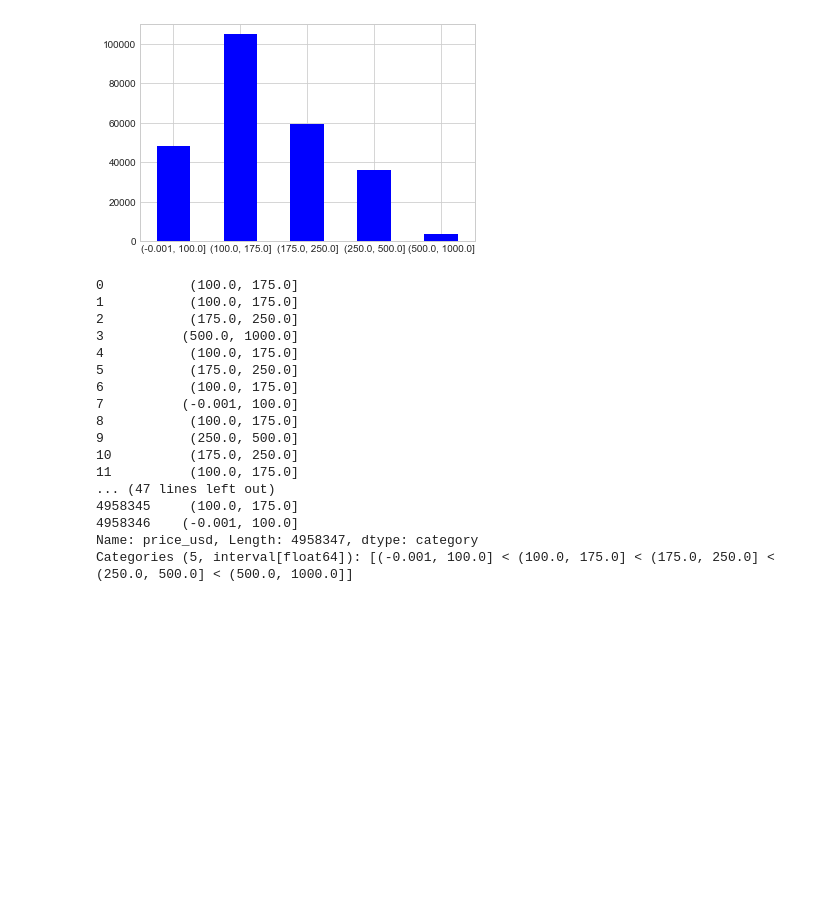
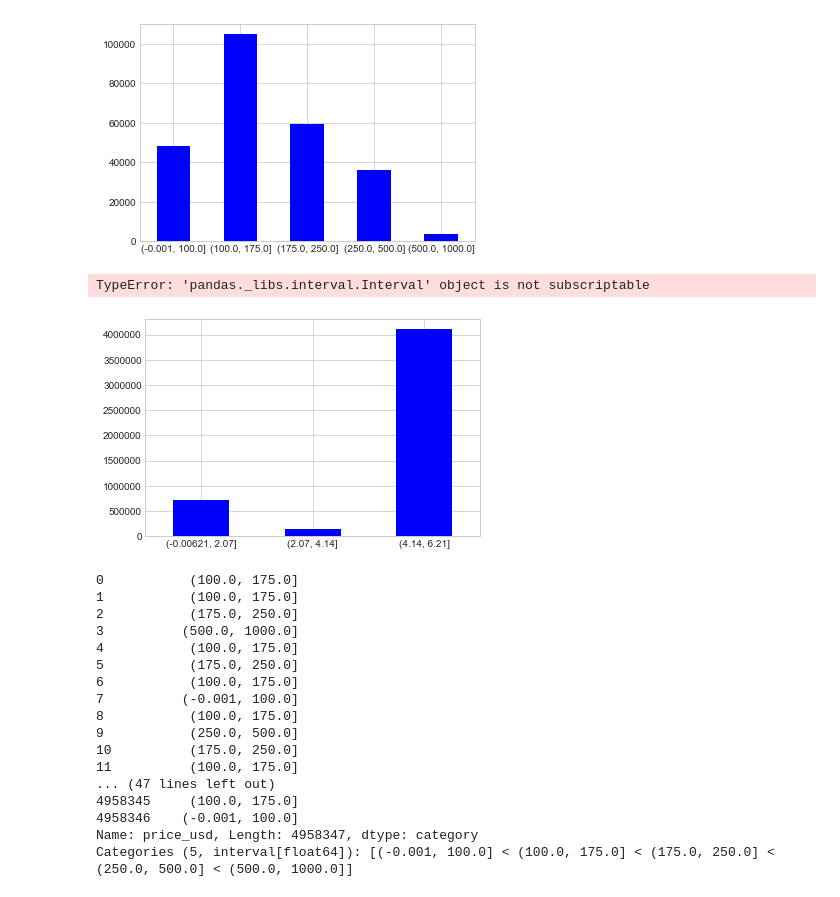
Before and after one commit to hannaheyer/Dmt, a Jupyter notebook: Prac2/Roger's.ipynb, the cells around one changed output. Drawn from its saved outputs; the diff is of its cells as text; code cells hidden in the pictures; blank space fills up the shorter version.

```diff
--- a/Prac2/Roger's.ipynb
+++ b/Prac2/Roger's.ipynb
@@ -496,12 +496,17 @@ plt.show()
 TypeError: 'pandas._libs.interval.Interval' object is not subscriptable
 [figure]
 # %%
-price=data['prop_location_score1']
+price=data['prop_log_historical_price']
 
-out = pd.cut(price, bins=[0, 1, 2, 3, 4, 5,], include_lowest=True)
+pd.cut(np.array([1, 7, 5, 4, 6, 3]), 3)
+
+out = pd.cut(price, 3)
 ax = out.value_counts(sort=False).plot.bar(rot=0, color="b", figsize=(6,4))
 ax.set_xticklabels([c[1:-1].replace(","," to") for c in out.cat.categories])
 plt.show()
+# %% [output]
+TypeError: 'pandas._libs.interval.Interval' object is not subscriptable
+[figure, added]
 # %%
 price=data['price_usd']
 out = pd.cut(price, bins=[0, 100, 175, 250, 500, 1000], include_lowest=True)
```
